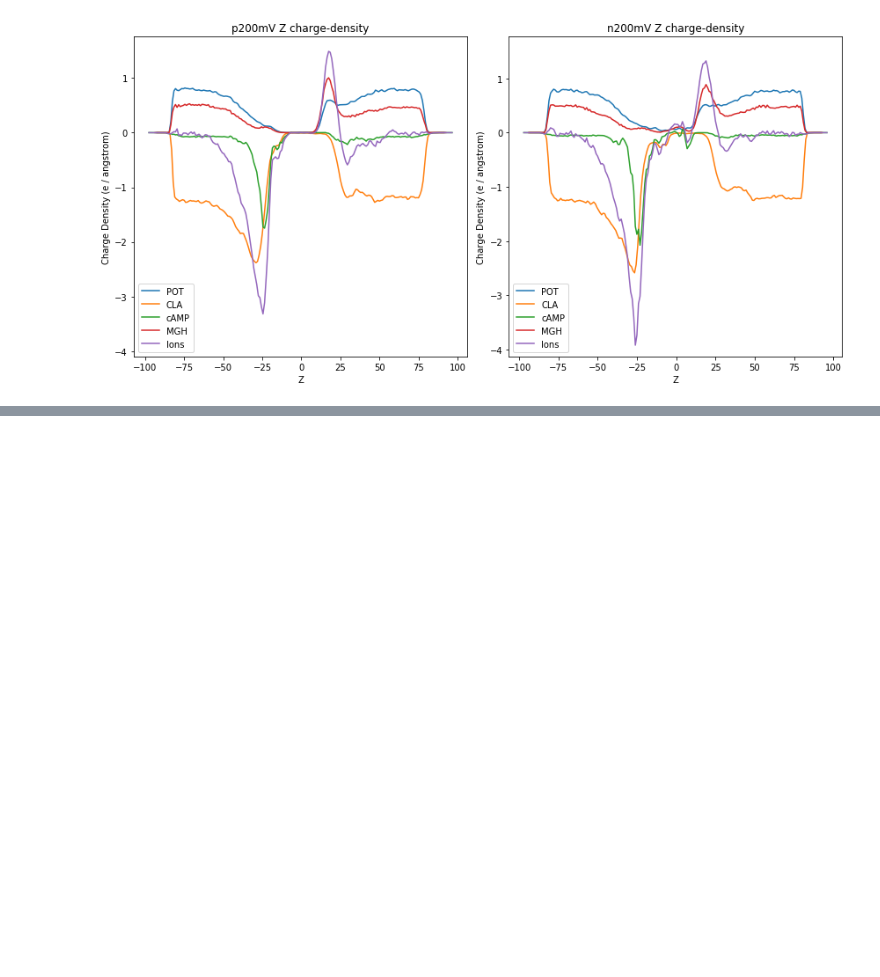
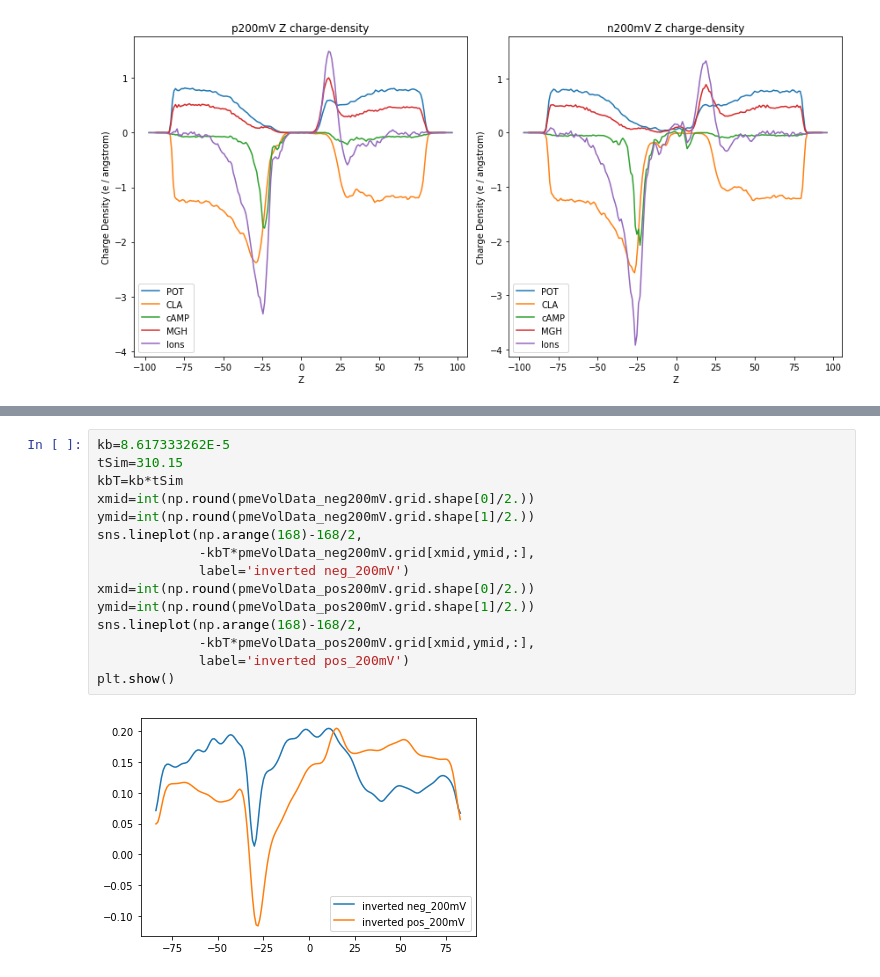
Before and after one commit to wesleymsmith/CX26_PME_Analysis, a Jupyter notebook: PME_Analysis_Notebook.ipynb, the cells around one changed output, grey strips where cells are left out. Drawn from its saved outputs; the diff is of its cells as text; blank space fills up the shorter version.

```diff
--- a/PME_Analysis_Notebook.ipynb
+++ b/PME_Analysis_Notebook.ipynb
@@ -483,0 +498,17 @@ Constructing plots for n200mV.Total
+# %%
+kb=8.617333262E-5
+tSim=310.15
+kbT=kb*tSim
+xmid=int(np.round(pmeVolData_neg200mV.grid.shape[0]/2.))
+ymid=int(np.round(pmeVolData_neg200mV.grid.shape[1]/2.))
+sns.lineplot(np.arange(168)-168/2,
+             -kbT*pmeVolData_neg200mV.grid[xmid,ymid,:],
+             label='inverted neg_200mV')
+xmid=int(np.round(pmeVolData_pos200mV.grid.shape[0]/2.))
+ymid=int(np.round(pmeVolData_pos200mV.grid.shape[1]/2.))
+sns.lineplot(np.arange(168)-168/2,
+             -kbT*pmeVolData_pos200mV.grid[xmid,ymid,:],
+             label='inverted pos_200mV')
+plt.show()
+# %% [output]
+[figure, added]
```
Also changed, not shown: parts of 9 cells of this notebook, 8 other files.
